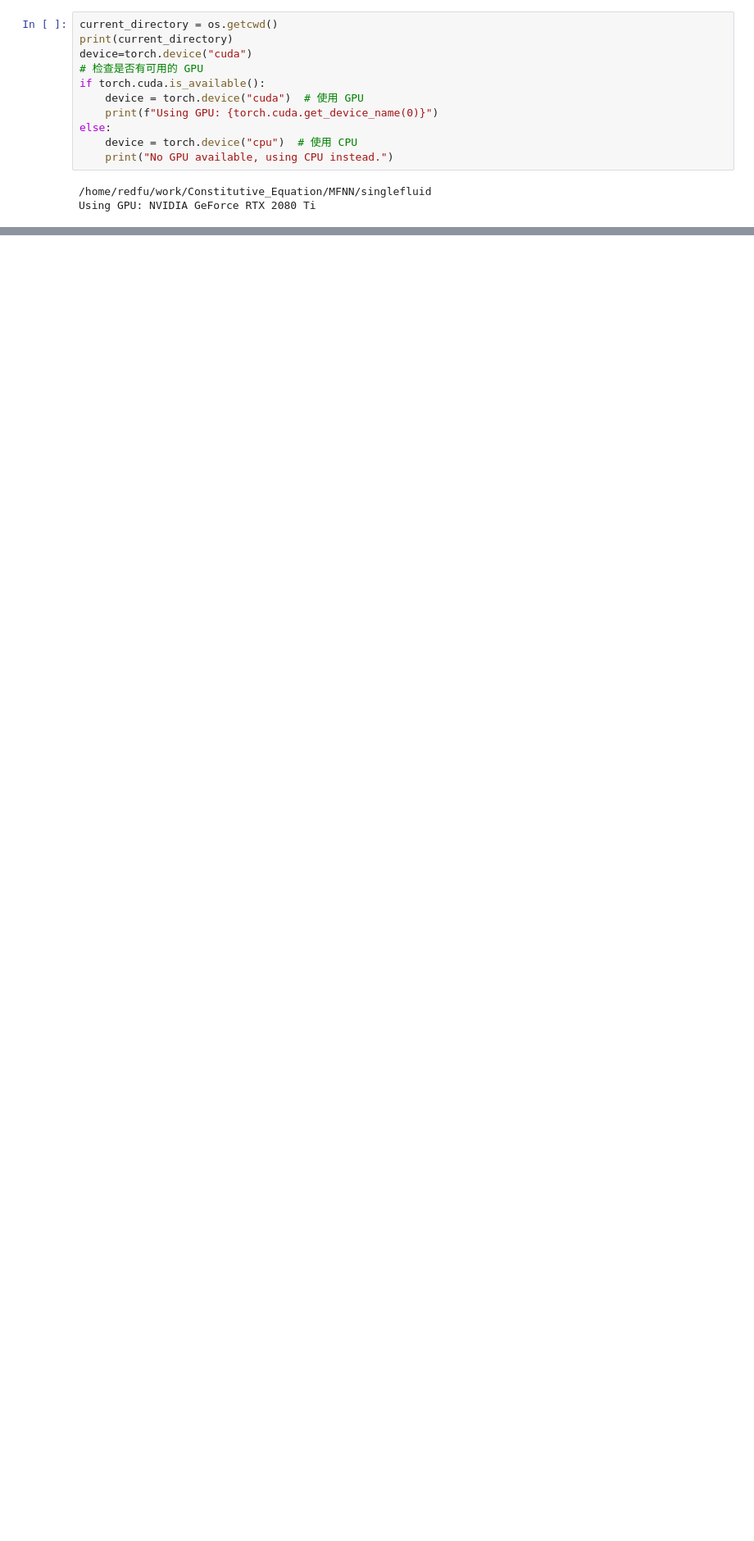
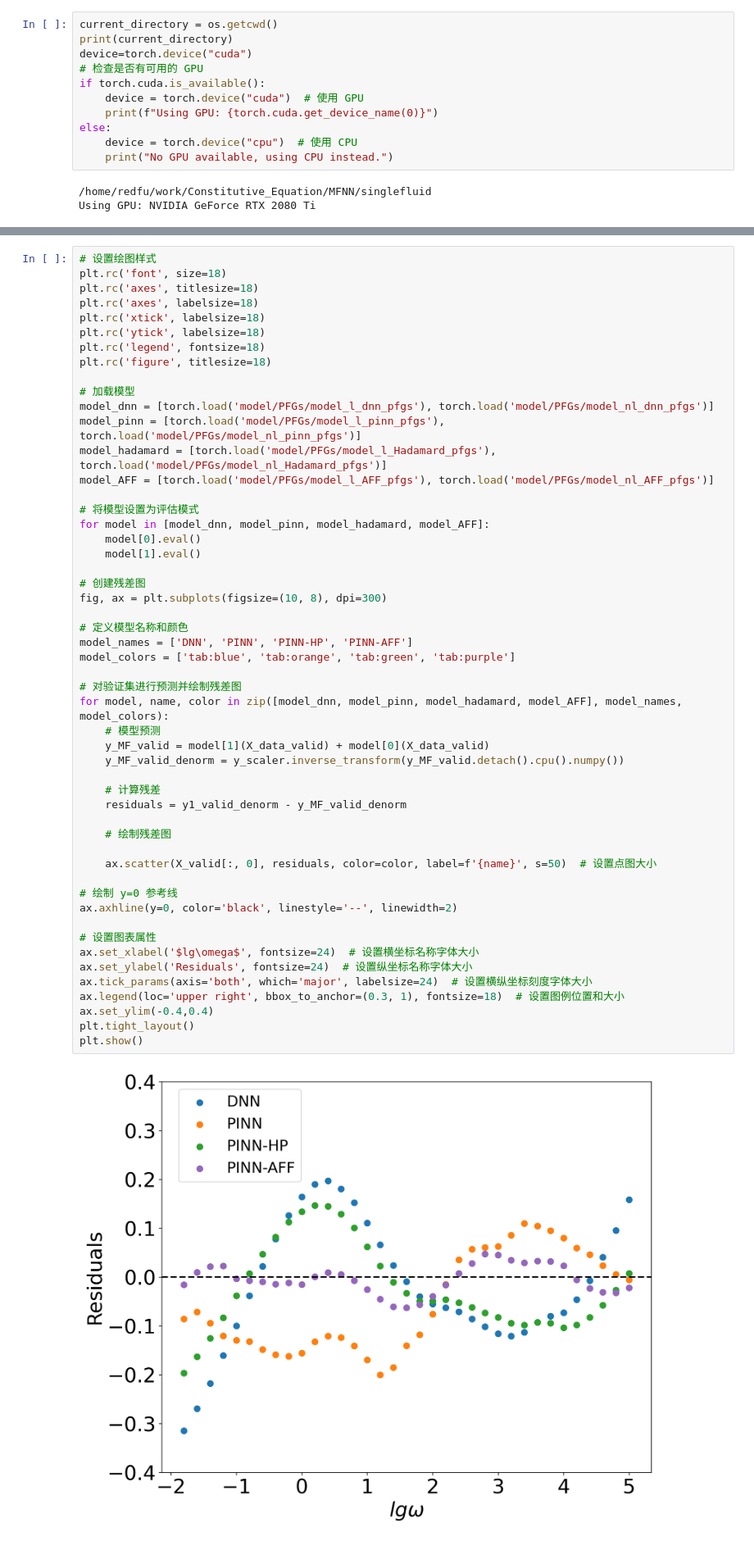
Before and after one commit to xiaolihuamao/Constitutive_Equation, a Jupyter notebook: MFNN/singlefluid/MFNN_com_PFGs.ipynb, the cells around one changed output, grey strips where cells are left out. Shown at 82% size. Saved outputs shown, nothing was run; the diff lists cells and outputs as text; blank space fills up the shorter version.

```diff
--- a/MFNN/singlefluid/MFNN_com_PFGs.ipynb
+++ b/MFNN/singlefluid/MFNN_com_PFGs.ipynb
@@ -465,0 +548,54 @@ torch.save(model_HF_nl,'model/mdoel_nl_pinn_pfgs')
+# %%
+# 设置绘图样式
+plt.rc('font', size=18)
+plt.rc('axes', titlesize=18)
+plt.rc('axes', labelsize=18)
+plt.rc('xtick', labelsize=18)
+plt.rc('ytick', labelsize=18)
+plt.rc('legend', fontsize=18)
+plt.rc('figure', titlesize=18)
+
+# 加载模型
+model_dnn = [torch.load('model/PFGs/model_l_dnn_pfgs'), torch.load('model/PFGs/model_nl_dnn_pfgs')]
+model_pinn = [torch.load('model/PFGs/model_l_pinn_pfgs'), torch.load('model/PFGs/model_nl_pinn_pfgs')]
+model_hadamard = [torch.load('model/PFGs/model_l_Hadamard_pfgs'), torch.load('model/PFGs/model_nl_Hadamard_pfgs')]
+model_AFF = [torch.load('model/PFGs/model_l_AFF_pfgs'), torch.load('model/PFGs/model_nl_AFF_pfgs')]
+
+# 将模型设置为评估模式
+for model in [model_dnn, model_pinn, model_hadamard, model_AFF]:
+    model[0].eval()
+    model[1].eval()
+
+# 创建残差图
+fig, ax = plt.subplots(figsize=(10, 8), dpi=300)
+
+# 定义模型名称和颜色
+model_names = ['DNN', 'PINN', 'PINN-HP', 'PINN-AFF']
+model_colors = ['tab:blue', 'tab:orange', 'tab:green', 'tab:purple']
+
+# 对验证集进行预测并绘制残差图
+for model, name, color in zip([model_dnn, model_pinn, model_hadamard, model_AFF], model_names, model_colors):
+    # 模型预测
+    y_MF_valid = model[1](X_data_valid) + model[0](X_data_valid)
+    y_MF_valid_denorm = y_scaler.inverse_transform(y_MF_valid.detach().cpu().numpy())
+
+    # 计算残差
+    residuals = y1_valid_denorm - y_MF_valid_denorm
+
+    # 绘制残差图
+
+    ax.scatter(X_valid[:, 0], residuals, color=color, label=f'{name}', s=50)  # 设置点图大小
+
+# 绘制 y=0 参考线
+ax.axhline(y=0, color='black', linestyle='--', linewidth=2)
+
+# 设置图表属性
+ax.set_xlabel('$lg\omega$', fontsize=24)  # 设置横坐标名称字体大小
+ax.set_ylabel('Residuals', fontsize=24)  # 设置纵坐标名称字体大小
+ax.tick_params(axis='both', which='major', labelsize=24)  # 设置横纵坐标刻度字体大小
+ax.legend(loc='upper right', bbox_to_anchor=(0.3, 1), fontsize=18)  # 设置图例位置和大小
+ax.set_ylim(-0.4,0.4)
+plt.tight_layout()
+plt.show()
+# %% [output]
+[figure, added]
```
Also changed, not shown: parts of 8 cells of this notebook, 24 other files.
